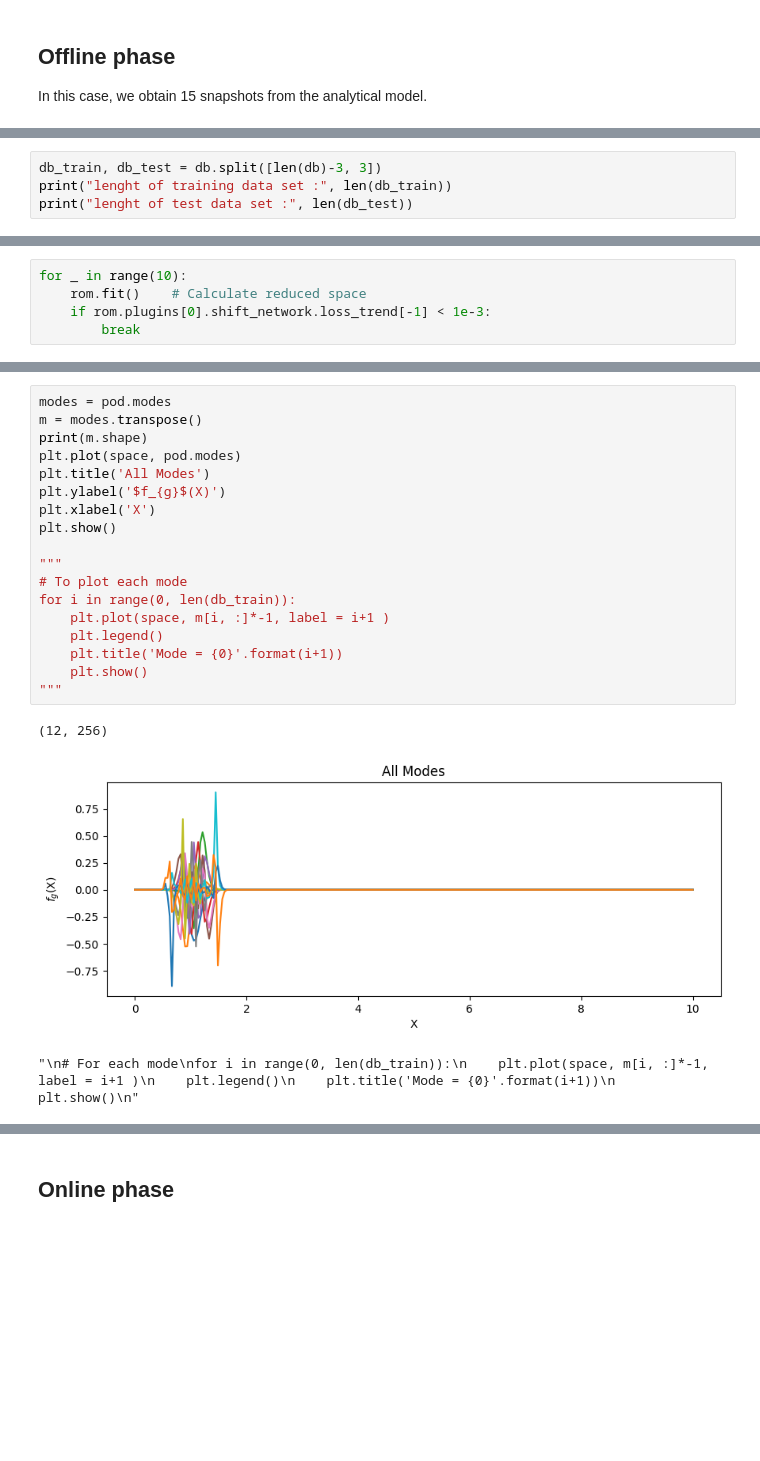
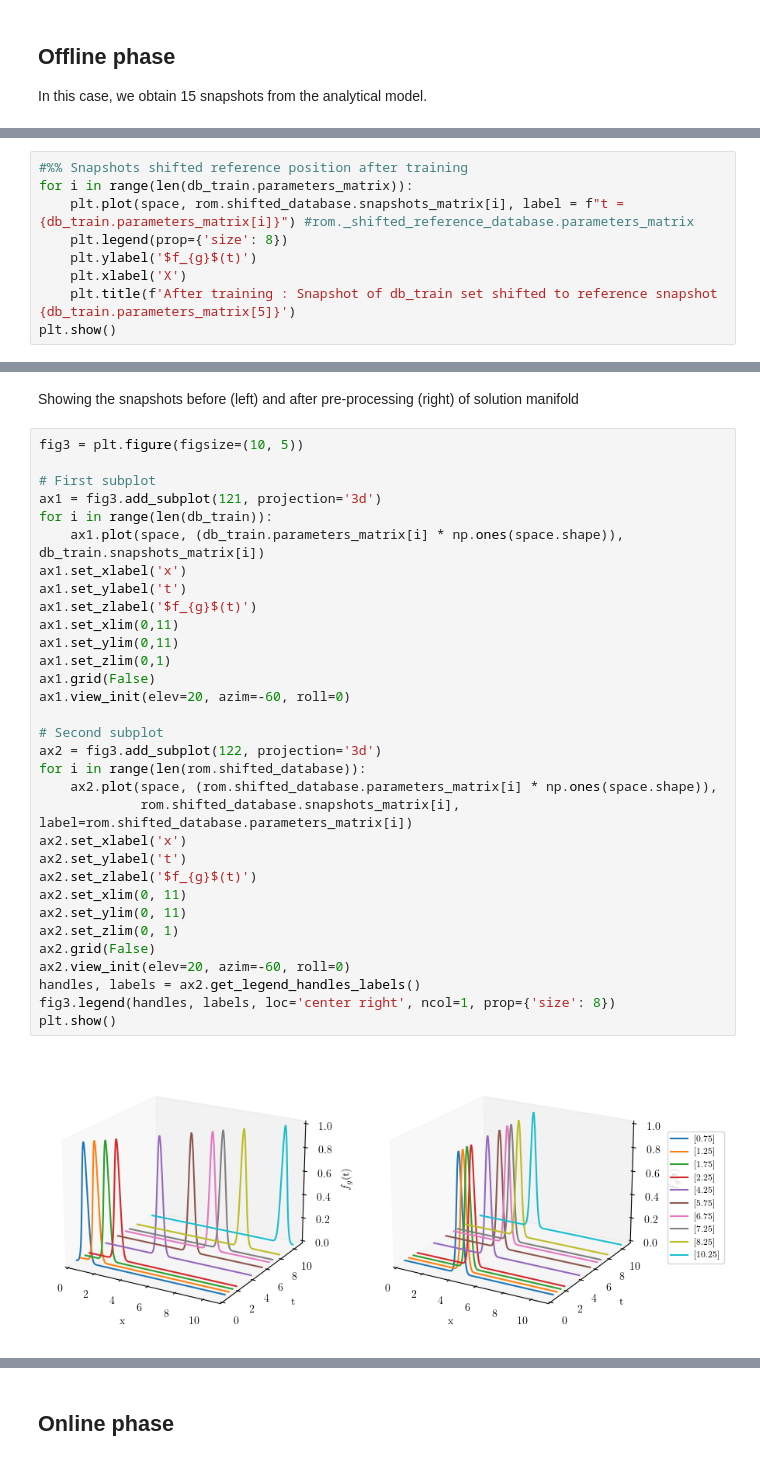
Before and after one commit to mathLab/EZyRB, a Jupyter notebook: tutorials/tutorial-3.ipynb, the cells around one changed output, grey strips where cells are left out. Saved outputs shown, nothing was run; the diff lists cells and outputs as text; blank space fills up the shorter version.

```diff
--- a/tutorials/tutorial-3.ipynb
+++ b/tutorials/tutorial-3.ipynb
@@ -81,4 +136,0 @@ print(snap.shape, pa.shape)
-# %%
-db_train, db_test = db.split([len(db)-3, 3])
-print("lenght of training data set :", len(db_train))
-print("lenght of test data set :", len(db_test))
@@ -99,5 +182,0 @@ rom = ROM(db_train, pod, rbf, plugins=[nnspod])
-# %%
-for _ in range(10):
-    rom.fit()    # Calculate reduced space
-    if rom.plugins[0].shift_network.loss_trend[-1] < 1e-3:
-        break
@@ -117,0 +183,9 @@ for _ in range(10):
+# %%
+#%% Snapshots shifted reference position after training
+for i in range(len(db_train.parameters_matrix)):
+    plt.plot(space, rom.shifted_database.snapshots_matrix[i], label = f"t = {db_train.parameters_matrix[i]}") #rom._shifted_reference_database.parameters_matrix
+    plt.legend(prop={'size': 8})
+    plt.ylabel('$f_{g}$(t)')
+    plt.xlabel('X')
+    plt.title(f'After training : Snapshot of db_train set shifted to reference snapshot {db_train.parameters_matrix[5]}')
+plt.show()
@@ -118,22 +194,36 @@ for _ in range(10):
+# %% [markdown]
+Showing the snapshots before (left) and after pre-processing (right) of solution manifold
 # %%
-modes = pod.modes
-m = modes.transpose()
-print(m.shape)
-plt.plot(space, pod.modes)
-plt.title('All Modes')
-plt.ylabel('$f_{g}$(X)')
-plt.xlabel('X')
+fig3 = plt.figure(figsize=(10, 5))
+
+# First subplot
+ax1 = fig3.add_subplot(121, projection='3d')
+for i in range(len(db_train)):
+    ax1.plot(space, (db_train.parameters_matrix[i] * np.ones(space.shape)), db_train.snapshots_matrix[i])
+ax1.set_xlabel('x')
+ax1.set_ylabel('t')
+ax1.set_zlabel('$f_{g}$(t)')
+ax1.set_xlim(0,11)
+ax1.set_ylim(0,11)
+ax1.set_zlim(0,1)
+ax1.grid(False)
+ax1.view_init(elev=20, azim=-60, roll=0)
+
+# Second subplot
+ax2 = fig3.add_subplot(122, projection='3d')
+for i in range(len(rom.shifted_database)):
+    ax2.plot(space, (rom.shifted_database.parameters_matrix[i] * np.ones(space.shape)),
+             rom.shifted_database.snapshots_matrix[i], label=rom.shifted_database.parameters_matrix[i])
+ax2.set_xlabel('x')
+ax2.set_ylabel('t')
+ax2.set_zlabel('$f_{g}$(t)')
+ax2.set_xlim(0, 11)
+ax2.set_ylim(0, 11)
+ax2.set_zlim(0, 1)
+ax2.grid(False)
+ax2.view_init(elev=20, azim=-60, roll=0)
+handles, labels = ax2.get_legend_handles_labels()
+fig3.legend(handles, labels, loc='center right', ncol=1, prop={'size': 8})
 plt.show()
-
-"""
-# To plot each mode
-for i in range(0, len(db_train)):
-    plt.plot(space, m[i, :]*-1, label = i+1 )
-    plt.legend()
-    plt.title('Mode = {0}'.format(i+1))
-    plt.show()
-"""
 # %% [output]
-(12, 256)
-[figure, old version]
+[figure, new version]
-"\n# For each mode\nfor i in range(0, len(db_train)):\n    plt.plot(space, m[i, :]*-1, label = i+1 )\n    plt.legend()\n    plt.title('Mode = {0}'.format(i+1))\n    plt.show()\n"
```
Also changed, not shown: parts of 19 cells of this notebook.
